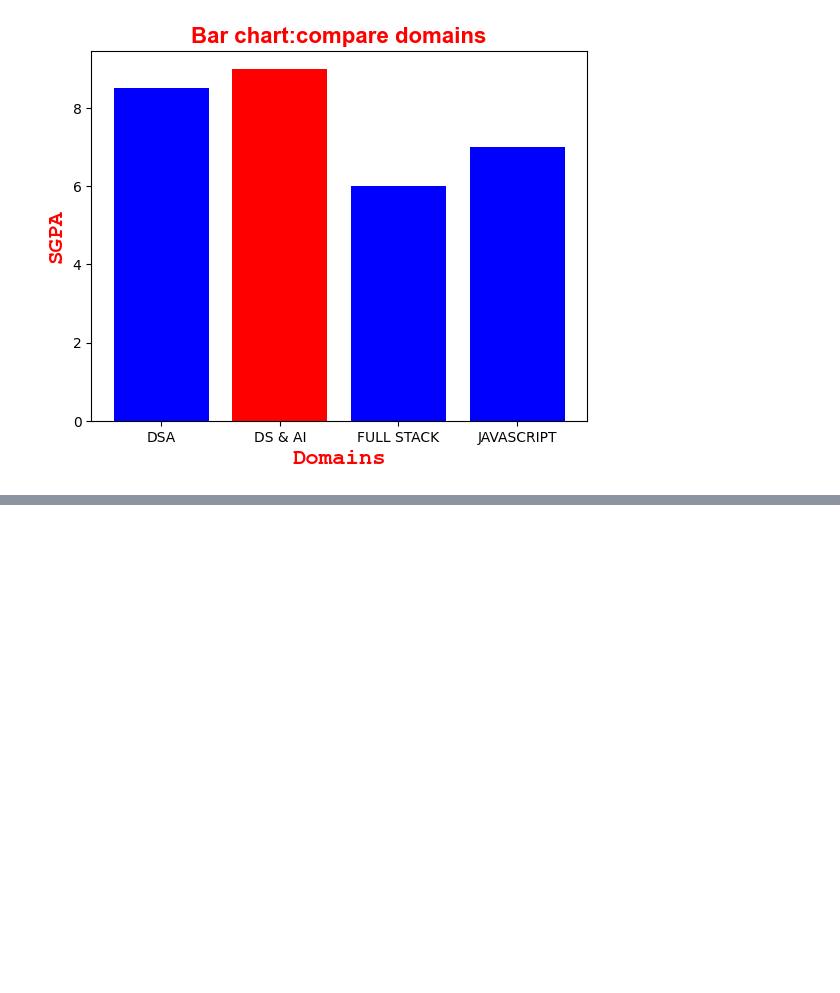
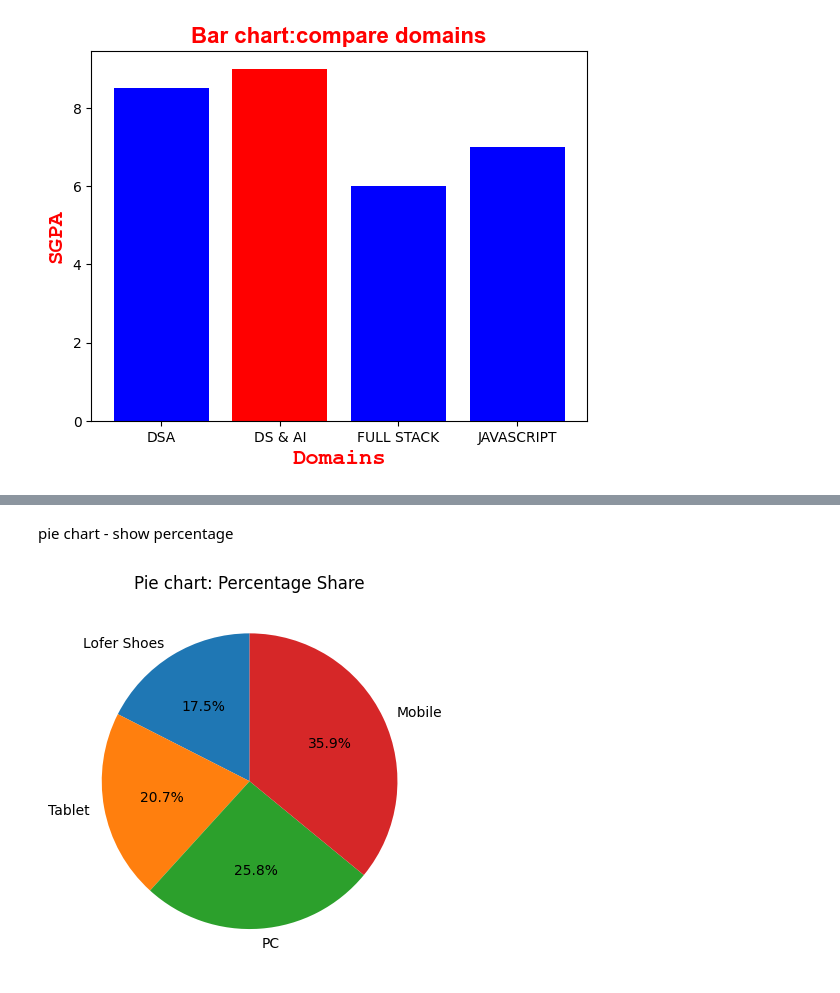
Before and after one commit to amritanshu1968-wq/data-implementation, a Jupyter notebook: Module 2/matplot_visualization.ipynb, the cells around one changed output, grey strips where cells are left out. Saved outputs shown, nothing was run; the diff lists cells and outputs as text; code cells hidden in the pictures; blank space fills up the shorter version.

```diff
--- a/Module 2/matplot_visualization.ipynb
+++ b/Module 2/matplot_visualization.ipynb
@@ -70,0 +109,11 @@ Text(0, 0.5, 'SGPA')
+# %% [markdown]
+pie chart - show percentage
+# %%
+Labels  = ["Lofer Shoes", "Tablet", "PC", "Mobile"]
+sizes = [38, 45, 56, 78]
+
+plt.pie(sizes, labels =Labels, autopct="%1.1f%%", startangle=90)
+plt.title("Pie chart: Percentage Share")
+plt.show()
+# %% [output]
+[figure, added]
```
Also changed, not shown: parts of 2 cells of this notebook.
